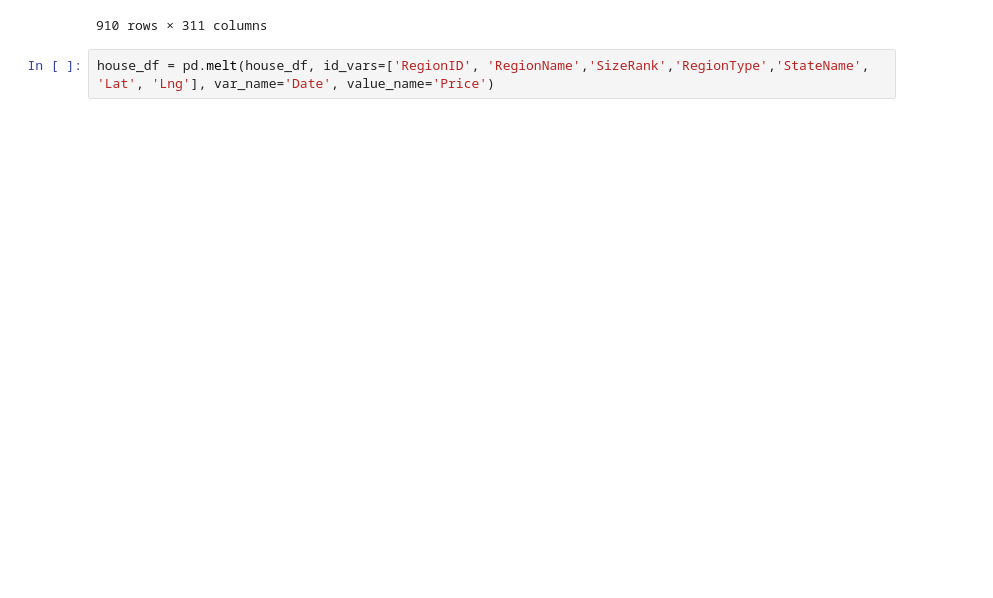
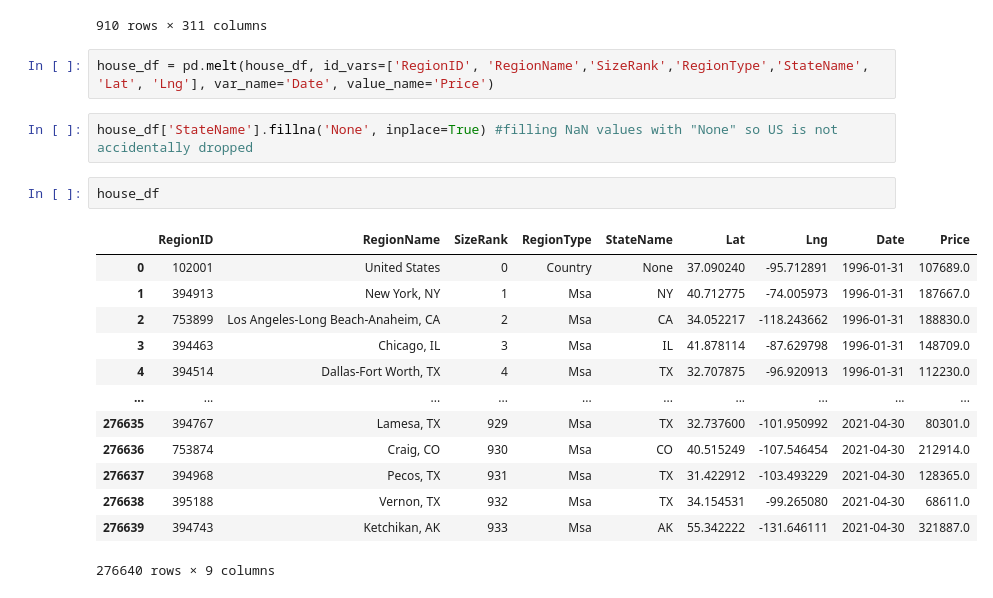
Before and after one commit to chrisvaslaw/Group-5-Project-3-, a Jupyter notebook: datacleaning.ipynb, the cells around one changed output. Cells and saved outputs as stored; diff of their text form; blank space fills up the shorter version.

```diff
--- a/datacleaning.ipynb
+++ b/datacleaning.ipynb
@@ -160,3 +160,21 @@ house_df
 910 rows × 311 columns
 # %%
 house_df = pd.melt(house_df, id_vars=['RegionID', 'RegionName','SizeRank','RegionType','StateName', 'Lat', 'Lng'], var_name='Date', value_name='Price')
+# %%
+house_df['StateName'].fillna('None', inplace=True) #filling NaN values with "None" so US is not accidentally dropped
+# %%
+house_df
+# %% [output]
+|  | RegionID | RegionName | SizeRank | RegionType | StateName | Lat | Lng | Date | Price |
+| 0 | 102001 | United States | 0 | Country | None | 37.090240 | -95.712891 | 1996-01-31 | 107689.0 |
+| 1 | 394913 | New York, NY | 1 | Msa | NY | 40.712775 | -74.005973 | 1996-01-31 | 187667.0 |
+| 2 | 753899 | Los Angeles-Long Beach-Anaheim, CA | 2 | Msa | CA | 34.052217 | -118.243662 | 1996-01-31 | 188830.0 |
+| 3 | 394463 | Chicago, IL | 3 | Msa | IL | 41.878114 | -87.629798 | 1996-01-31 | 148709.0 |
+| 4 | 394514 | Dallas-Fort Worth, TX | 4 | Msa | TX | 32.707875 | -96.920913 | 1996-01-31 | 112230.0 |
+| ... | ... | ... | ... | ... | ... | ... | ... | ... | ... |
+| 276635 | 394767 | Lamesa, TX | 929 | Msa | TX | 32.737600 | -101.950992 | 2021-04-30 | 80301.0 |
+| 276636 | 753874 | Craig, CO | 930 | Msa | CO | 40.515249 | -107.546454 | 2021-04-30 | 212914.0 |
+| 276637 | 394968 | Pecos, TX | 931 | Msa | TX | 31.422912 | -103.493229 | 2021-04-30 | 128365.0 |
+| 276638 | 395188 | Vernon, TX | 932 | Msa | TX | 34.154531 | -99.265080 | 2021-04-30 | 68611.0 |
+| 276639 | 394743 | Ketchikan, AK | 933 | Msa | AK | 55.342222 | -131.646111 | 2021-04-30 | 321887.0 |
+276640 rows × 9 columns
```
Also changed, not shown: parts of 3 cells of this notebook.
